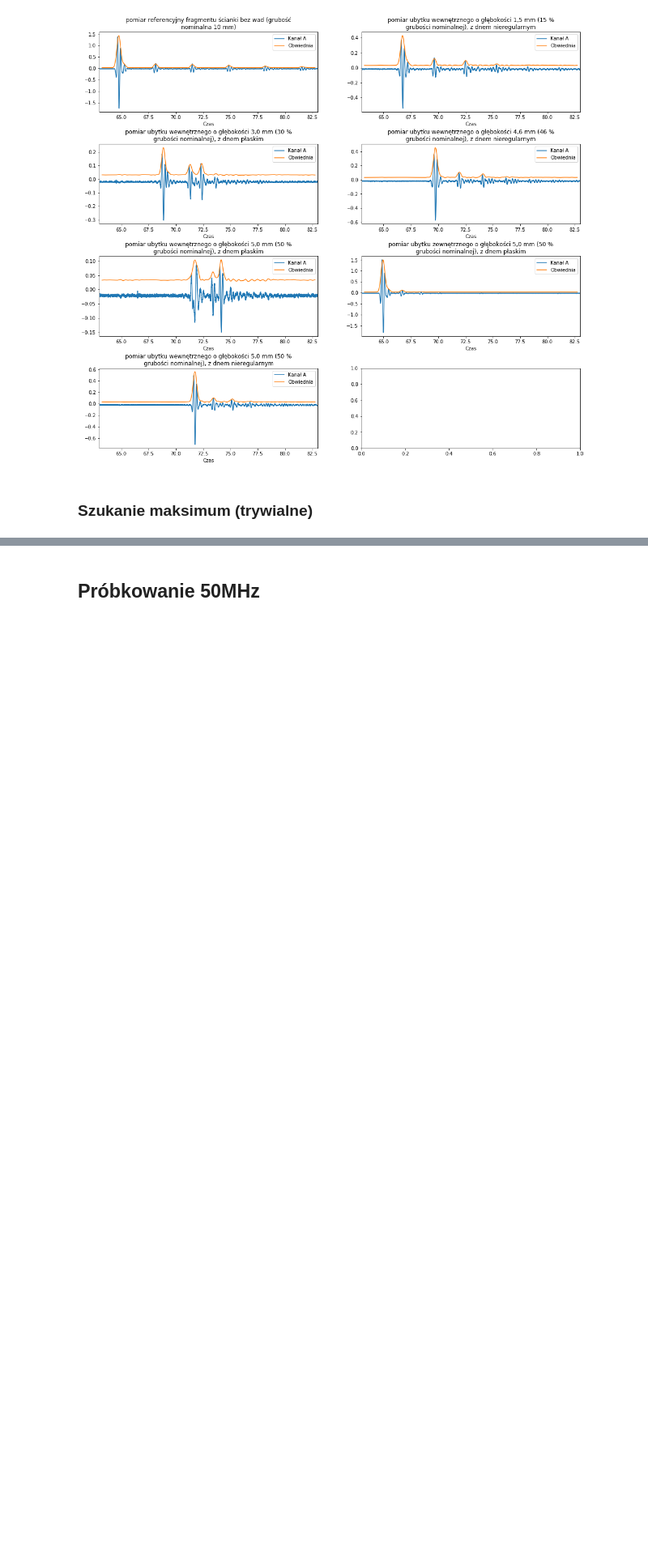
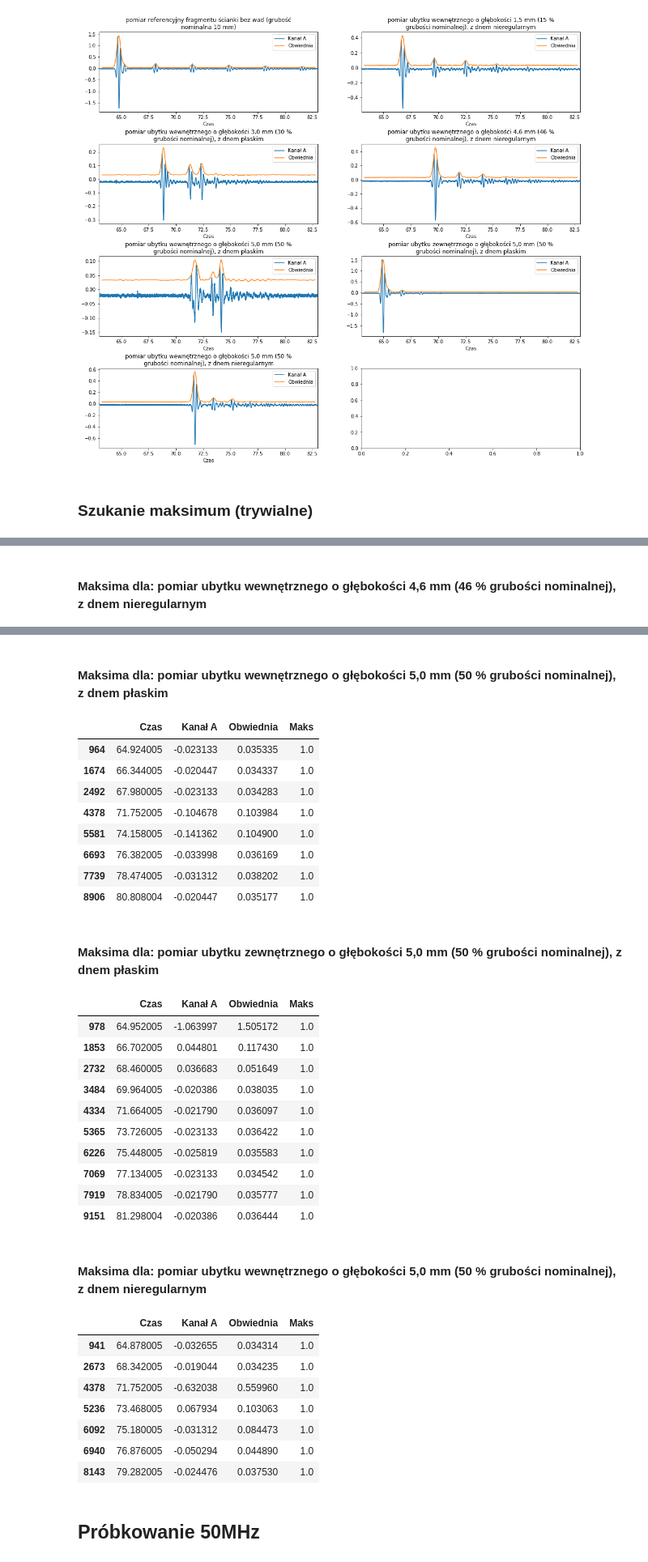
Before and after one commit to brqd/pigs, a Jupyter notebook: dane.ipynb, the cells around one changed output, grey strips where cells are left out. Shown: that part at 81% size. Saved outputs shown, nothing was run; the diff lists cells and outputs as text; code cells hidden in the pictures; blank space fills up the shorter version.

```diff
--- a/dane.ipynb
+++ b/dane.ipynb
@@ -14,8 +11,11 @@ plt.rcParams['font.sans-serif'] = ['Tahoma']
 # %%
+#@title
 import pandas as pd
 import numpy as np
 
-
+%cd /content
+!git clone -l -s git://github.com/brqd/pigs.git pigs_data > /dev/null
+%cd pigs_data
 
 filenames = \
     ["AA_00_W_N_P000_01.txt", "pomiar referencyjny fragmentu ścianki bez wad (grubość nominalna 10 mm)"], \
@@ -26,7 +26,7 @@ filenames = \
     ["AA_09_Z_C_P000_01.txt", "pomiar ubytku zewnętrznego o głębokości 5,0 mm (50 % grubości nominalnej), z dnem płaskim"], \
     ["AA_10_W_C_P000_01.txt", "pomiar ubytku wewnętrznego o głębokości 5,0 mm (50 % grubości nominalnej), z dnem nieregularnym"]
 
-data = []
+data500 = []
 for filename, desc in filenames:
-    data.append([])
-    data [-1] = pd.read_csv(filename, header=[0], sep="\t", skiprows = [1, 2])
+    data500.append([])
+    data500[-1] = pd.read_csv(filename, header=[0], sep="\t", skiprows = [1, 2])
@@ -35,13 +39,14 @@ for filename, desc in filenames:
 # %% [markdown]
 ### Dane i obiednie z uśrednienia modułu
 # %%
+#@title
 import textwrap
 
 fig1, axs = plt.subplots(4, 2)
 plt.subplots_adjust(hspace = 0.4)
 axs = [*axs[0], *axs[1], *axs[2], *axs[3]]
 
-for df,[filename,desc],ax in zip(data, filenames, axs):
+for df,[filename,desc],ax in zip(data500, filenames, axs):
     df["Obwiednia"] = df["Kanał A"].abs().rolling(window=256, win_type ='hamming', center=True).mean()*(np.pi/2)
     df.plot(x="Czas", y="Kanał A", ax=ax, title="\n".join(textwrap.wrap(desc, 60)))
     df.plot(x="Czas", y="Obwiednia", ax=ax)
@@ -51,11 +56,14 @@ plt.show()
 # %% [markdown]
 ### Szukanie maksimum (trywialne)
 # %%
+#@title
+from IPython.display import HTML
+
 def find_max(x):
     return x[len(x)//2] == np.max(x)
 
-df = data[0]
-
-df['Maks'] = df["Obwiednia"].rolling(window=1024, center=True).apply(find_max, raw=True)
-df[df['Maks']==1]
+for df,[filename, desc] in zip(data500, filenames):
+  display(HTML("<BR/><B>Maksima dla: "+desc+"</B>"))
+  df['Maks'] = df["Obwiednia"].rolling(window=1024, center=True).apply(find_max, raw=True)
+  display(df[df['Maks']==1])
 # %% [output]
@@ -69,0 +96 @@ df[df['Maks']==1]
+Maksima dla: pomiar ubytku wewnętrznego o głębokości 4,6 mm (46 % grubości nominalnej), z dnem nieregularnym
@@ -70,2 +105,33 @@ df[df['Maks']==1]
+Maksima dla: pomiar ubytku wewnętrznego o głębokości 5,0 mm (50 % grubości nominalnej), z dnem płaskim
+|  | Czas | Kanał A | Obwiednia | Maks |
+| 964 | 64.924005 | -0.023133 | 0.035335 | 1.0 |
+| 1674 | 66.344005 | -0.020447 | 0.034337 | 1.0 |
+| 2492 | 67.980005 | -0.023133 | 0.034283 | 1.0 |
+| 4378 | 71.752005 | -0.104678 | 0.103984 | 1.0 |
+| 5581 | 74.158005 | -0.141362 | 0.104900 | 1.0 |
+| 6693 | 76.382005 | -0.033998 | 0.036169 | 1.0 |
+| 7739 | 78.474005 | -0.031312 | 0.038202 | 1.0 |
+| 8906 | 80.808004 | -0.020447 | 0.035177 | 1.0 |
+Maksima dla: pomiar ubytku zewnętrznego o głębokości 5,0 mm (50 % grubości nominalnej), z dnem płaskim
+|  | Czas | Kanał A | Obwiednia | Maks |
+| 978 | 64.952005 | -1.063997 | 1.505172 | 1.0 |
+| 1853 | 66.702005 | 0.044801 | 0.117430 | 1.0 |
+| 2732 | 68.460005 | 0.036683 | 0.051649 | 1.0 |
+| 3484 | 69.964005 | -0.020386 | 0.038035 | 1.0 |
+| 4334 | 71.664005 | -0.021790 | 0.036097 | 1.0 |
+| 5365 | 73.726005 | -0.023133 | 0.036422 | 1.0 |
+| 6226 | 75.448005 | -0.025819 | 0.035583 | 1.0 |
+| 7069 | 77.134005 | -0.023133 | 0.034542 | 1.0 |
+| 7919 | 78.834005 | -0.021790 | 0.035777 | 1.0 |
+| 9151 | 81.298004 | -0.020386 | 0.036444 | 1.0 |
+Maksima dla: pomiar ubytku wewnętrznego o głębokości 5,0 mm (50 % grubości nominalnej), z dnem nieregularnym
+|  | Czas | Kanał A | Obwiednia | Maks |
+| 941 | 64.878005 | -0.032655 | 0.034314 | 1.0 |
+| 2673 | 68.342005 | -0.019044 | 0.034235 | 1.0 |
+| 4378 | 71.752005 | -0.632038 | 0.559960 | 1.0 |
+| 5236 | 73.468005 | 0.067934 | 0.103063 | 1.0 |
+| 6092 | 75.180005 | -0.031312 | 0.084473 | 1.0 |
+| 6940 | 76.876005 | -0.050294 | 0.044890 | 1.0 |
+| 8143 | 79.282005 | -0.024476 | 0.037530 | 1.0 |
 # %% [markdown]
 ## Próbkowanie 50MHz
```
Also changed, not shown: parts of 16 cells of this notebook.
